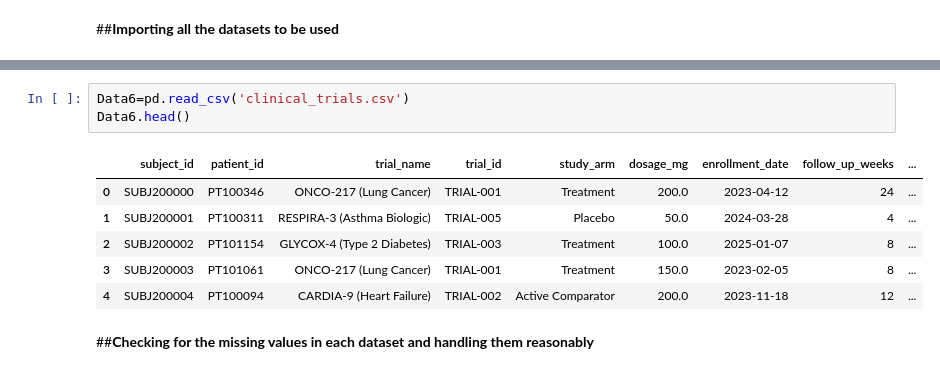
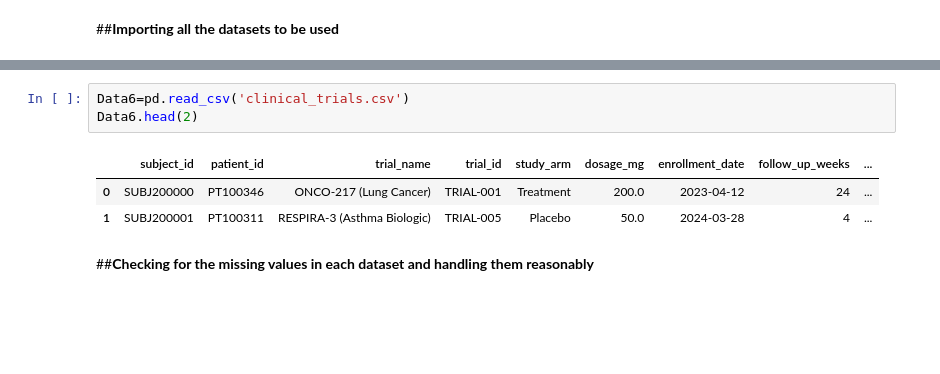
Before and after one commit to ssklpu912-glitch/Data-Science-Professional-summary, a Jupyter notebook: Demo.ipynb, the cells around one changed output, grey strips where cells are left out. Cells and saved outputs as stored; diff of their text form; blank space fills up the shorter version.

```diff
--- a/Demo.ipynb
+++ b/Demo.ipynb
@@ -62,13 +52,10 @@ Data5.head()
 # %%
 Data6=pd.read_csv('clinical_trials.csv')
-Data6.head()
+Data6.head(2)
 # %% [output]
 |  | subject_id | patient_id | trial_name | trial_id | study_arm | dosage_mg | enrollment_date | follow_up_weeks | ... |
 | 0 | SUBJ200000 | PT100346 | ONCO-217 (Lung Cancer) | TRIAL-001 | Treatment | 200.0 | 2023-04-12 | 24 | ... |
 | 1 | SUBJ200001 | PT100311 | RESPIRA-3 (Asthma Biologic) | TRIAL-005 | Placebo | 50.0 | 2024-03-28 | 4 | ... |
-| 2 | SUBJ200002 | PT101154 | GLYCOX-4 (Type 2 Diabetes) | TRIAL-003 | Treatment | 100.0 | 2025-01-07 | 8 | ... |
-| 3 | SUBJ200003 | PT101061 | ONCO-217 (Lung Cancer) | TRIAL-001 | Treatment | 150.0 | 2023-02-05 | 8 | ... |
-| 4 | SUBJ200004 | PT100094 | CARDIA-9 (Heart Failure) | TRIAL-002 | Active Comparator | 200.0 | 2023-11-18 | 12 | ... |
 # %% [markdown]
 ##**Checking for the missing values in each dataset and handling them reasonably**
 # %%
```
Also changed, not shown: parts of 9 cells of this notebook, 1 other file.
